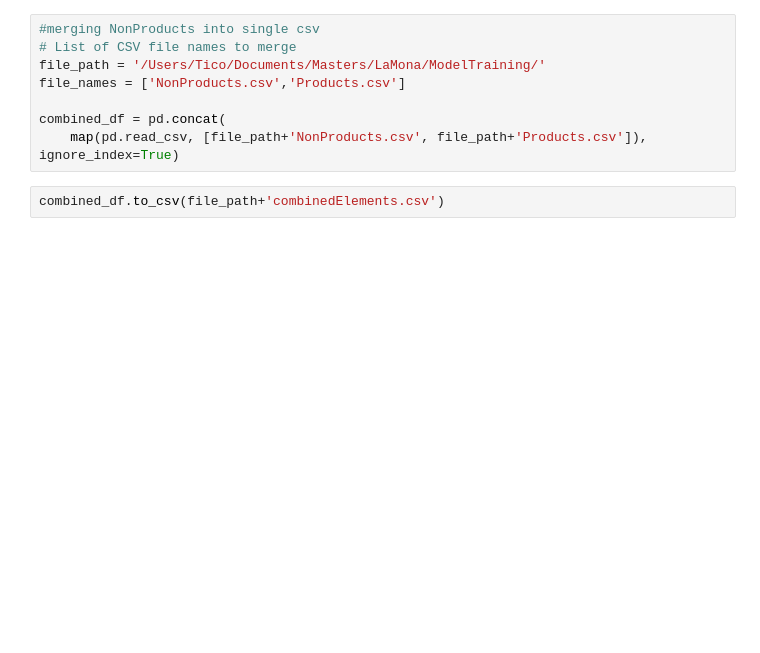
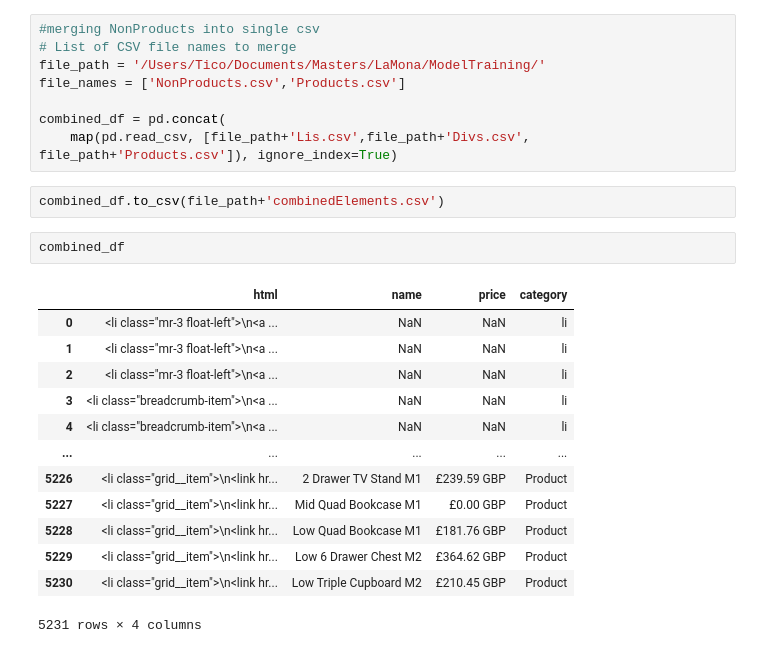
Before and after one commit to Tico26/Lamona, a Jupyter notebook: ModelTraining/CombineFiles.ipynb, the cells around one changed output. Cells and saved outputs as stored; diff of their text form; blank space fills up the shorter version.

```diff
--- a/ModelTraining/CombineFiles.ipynb
+++ b/ModelTraining/CombineFiles.ipynb
@@ -73,7 +61,23 @@ file_path = '/Users/Tico/Documents/Masters/LaMona/ModelTraining/'
 file_names = ['NonProducts.csv','Products.csv']
 
 combined_df = pd.concat(
-    map(pd.read_csv, [file_path+'NonProducts.csv', file_path+'Products.csv']), ignore_index=True)
+    map(pd.read_csv, [file_path+'Lis.csv',file_path+'Divs.csv', file_path+'Products.csv']), ignore_index=True)
 # %%
 combined_df.to_csv(file_path+'combinedElements.csv')
+# %%
+combined_df
+# %% [output]
+|  | html | name | price | category |
+| 0 | <li class="mr-3 float-left">\n<a ... | NaN | NaN | li |
+| 1 | <li class="mr-3 float-left">\n<a ... | NaN | NaN | li |
+| 2 | <li class="mr-3 float-left">\n<a ... | NaN | NaN | li |
+| 3 | <li class="breadcrumb-item">\n<a ... | NaN | NaN | li |
+| 4 | <li class="breadcrumb-item">\n<a ... | NaN | NaN | li |
+| ... | ... | ... | ... | ... |
+| 5226 | <li class="grid__item">\n<link hr... | 2 Drawer TV Stand M1 | £239.59 GBP | Product |
+| 5227 | <li class="grid__item">\n<link hr... | Mid Quad Bookcase M1 | £0.00 GBP | Product |
+| 5228 | <li class="grid__item">\n<link hr... | Low Quad Bookcase M1 | £181.76 GBP | Product |
+| 5229 | <li class="grid__item">\n<link hr... | Low 6 Drawer Chest M2 | £364.62 GBP | Product |
+| 5230 | <li class="grid__item">\n<link hr... | Low Triple Cupboard M2 | £210.45 GBP | Product |
+5231 rows × 4 columns
 # %%
```
Also changed, not shown: parts of 5 cells of this notebook, 9 other files.
